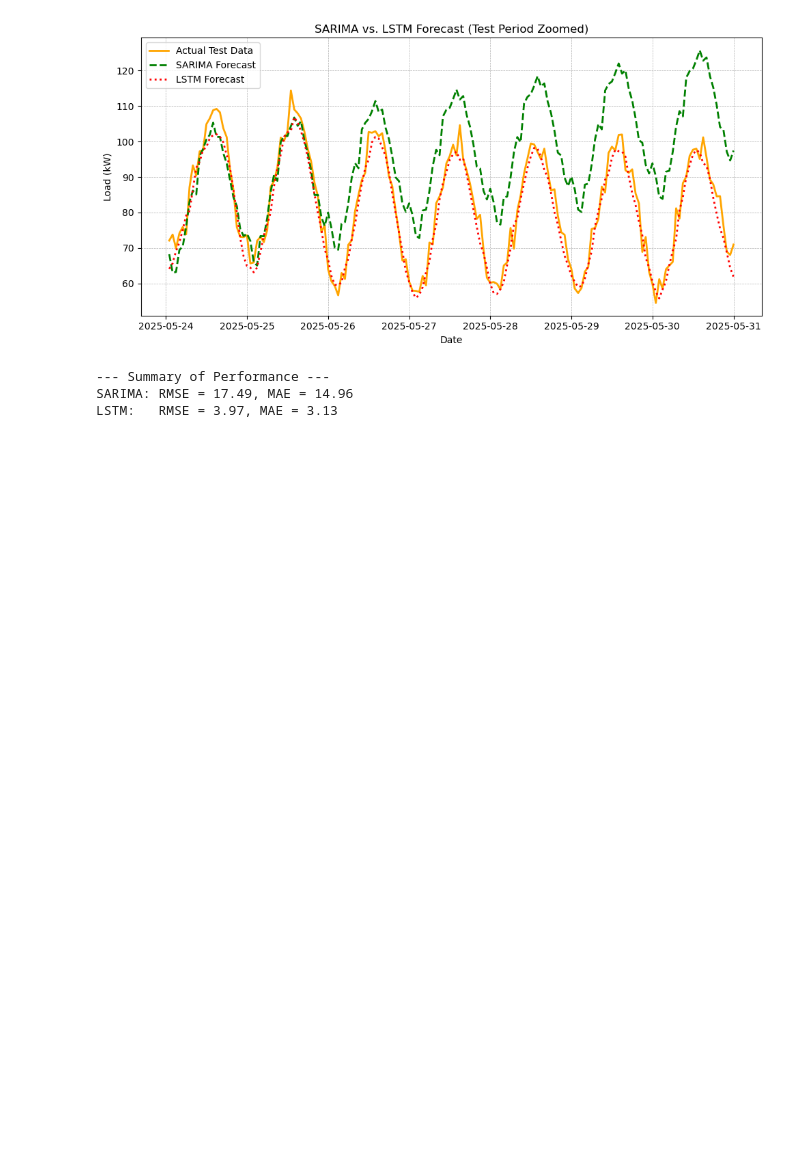
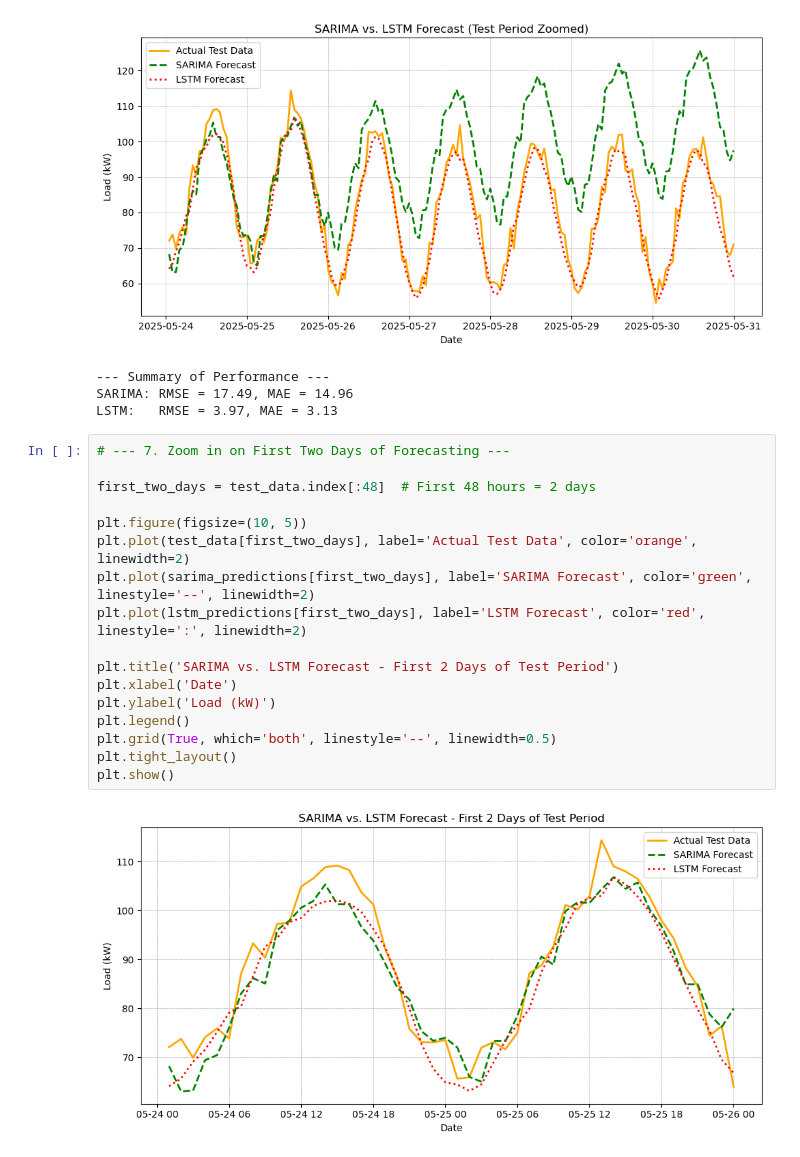
Before and after one commit to DrHammerhead/advanced_forecast, a Jupyter notebook: Load_Profile_LSTM_3june25.ipynb, the cells around one changed output. Drawn from its saved outputs; the diff is of its cells as text; blank space fills up the shorter version.

Commit message:
ํ๊add zoomed forecast results

```diff
--- a/Load_Profile_LSTM_3june25.ipynb
+++ b/Load_Profile_LSTM_3june25.ipynb
@@ -221,3 +221,22 @@ LSTM MAE: 3.13
 --- Summary of Performance ---
 SARIMA: RMSE = 17.49, MAE = 14.96
 LSTM:   RMSE = 3.97, MAE = 3.13
+# %%
+# --- 7. Zoom in on First Two Days of Forecasting ---
+
+first_two_days = test_data.index[:48]  # First 48 hours = 2 days
+
+plt.figure(figsize=(10, 5))
+plt.plot(test_data[first_two_days], label='Actual Test Data', color='orange', linewidth=2)
+plt.plot(sarima_predictions[first_two_days], label='SARIMA Forecast', color='green', linestyle='--', linewidth=2)
+plt.plot(lstm_predictions[first_two_days], label='LSTM Forecast', color='red', linestyle=':', linewidth=2)
+
+plt.title('SARIMA vs. LSTM Forecast - First 2 Days of Test Period')
+plt.xlabel('Date')
+plt.ylabel('Load (kW)')
+plt.legend()
+plt.grid(True, which='both', linestyle='--', linewidth=0.5)
+plt.tight_layout()
+plt.show()
+# %% [output]
+[figure, added]
```
Also changed, not shown: parts of 3 cells of this notebook.
